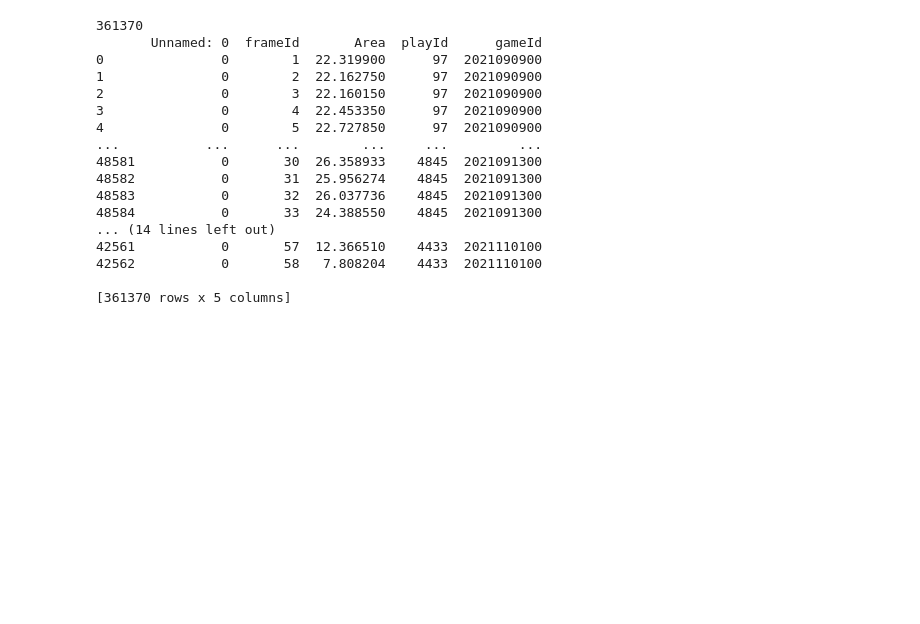
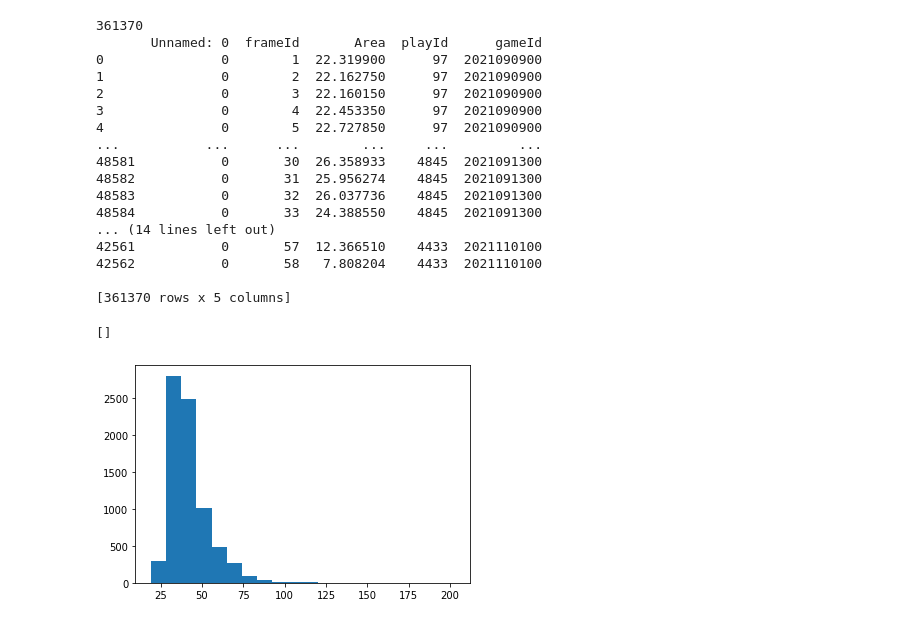
Before and after one commit to NthnMgns/NFL-Big-Data-Bowl-2023, a Jupyter notebook: notebook_AS.ipynb, the cells around one changed output. Cells and saved outputs as stored; diff of their text form; code cells hidden in the pictures; blank space fills up the shorter version.

```diff
--- a/notebook_AS.ipynb
+++ b/notebook_AS.ipynb
@@ -270,3 +270,24 @@ df_area_all_weeks.to_csv('data/area/area_t.csv')
 42562           0       58   7.808204    4433  2021110100
 
 [361370 rows x 5 columns]
+# %%
+list_all_tracking = []
+for i in range(1,8):
+    list_all_tracking.append(pd.read_csv(f"data/week{i}.csv"))
+df_all_tracking = pd.concat(list_all_tracking)
+
+list_play_duration = []
+for gameId in tqdm(df_play.gameId.unique()):
+    playIds = df_play[df_play.gameId==gameId].playId.unique()
+    playIds.sort()
+    for playId in playIds:
+        selected_tracking_df = df_all_tracking[(df_all_tracking.playId==playId)&(df_all_tracking.gameId==gameId)].copy()
+        list_play_duration.append(np.max(selected_tracking_df.frameId))
+# %%
+print(len(list_play_duration))
+plt.hist(list_play_duration, bins=20)
+plt.plot()
+print(len(np.where(list_play_duration > 75)[0]))
+# %% [output]
+[]
+[figure, added]
```
Also changed, not shown: parts of 1 cell of this notebook, 4 other files.
